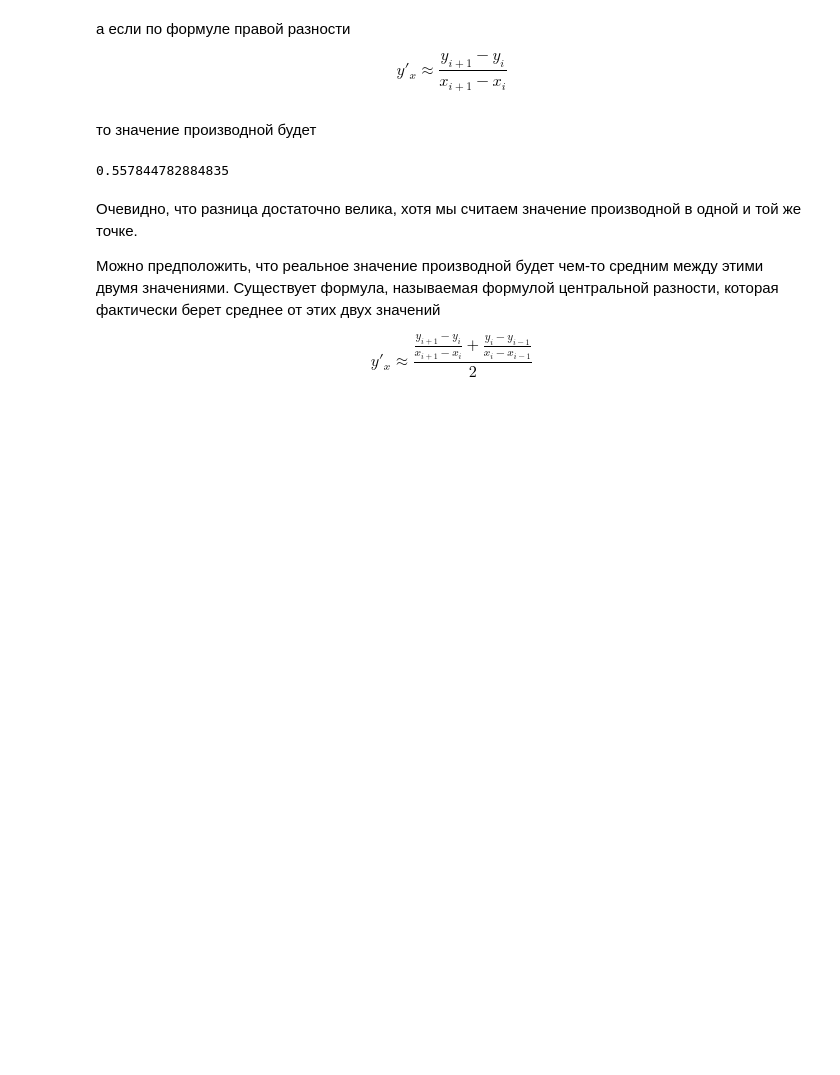
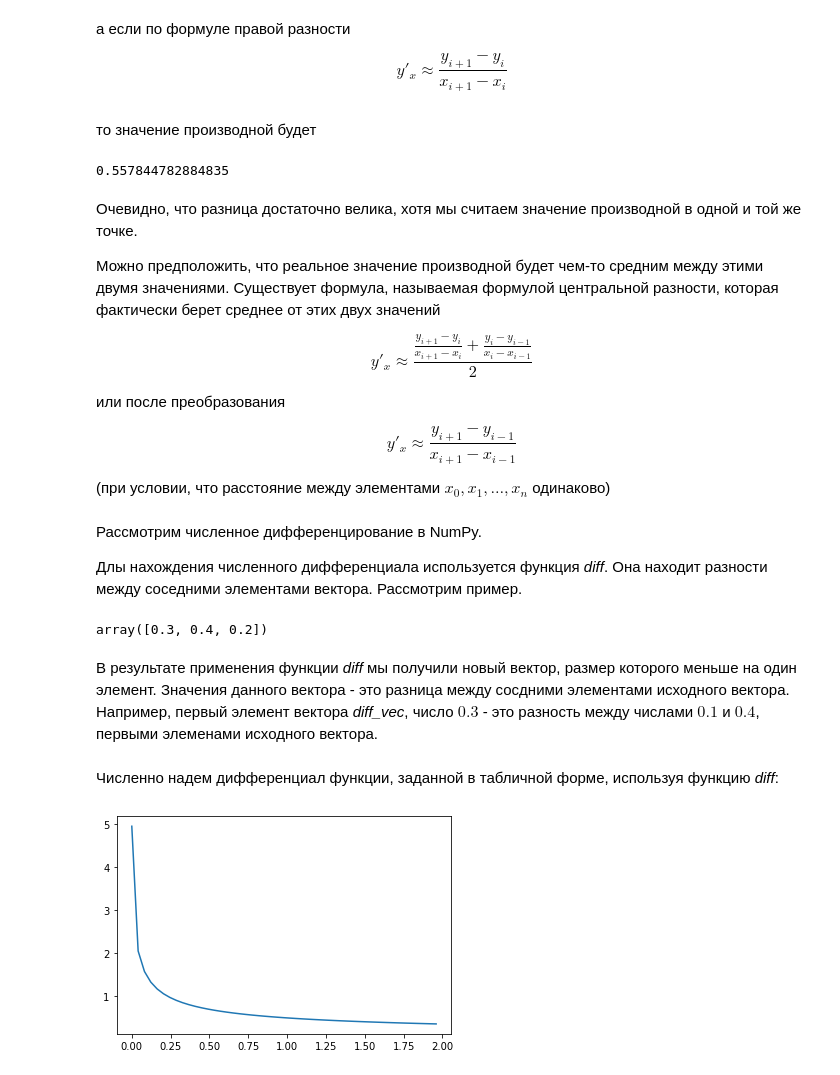
Before and after one commit to alsprogrammer/numerical_methods_course, a Jupyter notebook: Differentiate.ipynb, the cells around one changed output. Saved outputs shown, nothing was run; the diff lists cells and outputs as text; code cells hidden in the pictures; blank space fills up the shorter version.

```diff
--- a/Differentiate.ipynb
+++ b/Differentiate.ipynb
@@ -46,14 +46,11 @@ import matplotlib.pyplot as plt
 import math
 %matplotlib inline
 
-def square(x):
-    return math.pow(x, 0.5)
-
-xs = np.linspace(0, 2)
-ys = [square(x) for x in xs]
+xs = np.linspace(0, 2) #  функция генерирует вектор от 0 до 2, состоящий из 50 элементов
+ys = np.power(xs, 0.5) #  функция возводит каждый элемент вектора xs в степень 1/2
 
 fig = plt.figure()
-plt.plot(xs, ys)
+plt.plot(xs, ys) #  строим график значений xs и ys
 plt.axvline(x=xs[5], color='green')
 plt.axvline(x=xs[15], color='green')
 plt.axvline(x=xs[25], color='green')
@@ -62,7 +59,7 @@ plt.axhline(y=ys[5], color='red')
 plt.axhline(y=ys[15], color='red')
 plt.axhline(y=ys[25], color='red')
 
-plt.show()
+plt.show() #  выводим график на экран
 print('x0={},x1={},x2={}'.format(xs[5], xs[15], xs[25]))
 print('y0={},y1={},y2={}'.format(ys[5], ys[15], ys[25]))
 # %% [output]
@@ -105,3 +102,37 @@ $$
 $$
 y'_x \approx \frac {\frac {y_{i+1} - y_i} {x_{i+1} - x_i} + \frac {y_{i} - y_{i-1}} {x_{i} - x_{i-1}}} {2}
 $$
+
+или после преобразования
+
+$$
+y'_x \approx \frac {y_{i+1} - y_{i-1}} {x_{i+1} - x_{i-1}}
+$$
+
+(при условии, что расстояние между элементами $x_0, x_1, \ldots , x_n$ одинаково)
+# %% [markdown]
+Рассмотрим численное дифференцирование в NumPy.
+
+Длы нахождения численного дифференциала используется функция *diff*. Она находит разности между соседними элементами вектора. Рассмотрим пример.
+# %%
+vec = np.array([0.1, 0.4, 0.8, 1.0])
+diff_vec = np.diff(vec)
+diff_vec
+# %% [output]
+array([0.3, 0.4, 0.2])
+# %% [markdown]
+В результате применения функции *diff* мы получили новый вектор, размер которого меньше на один элемент. Значения данного вектора - это разница между сосдними элементами исходного вектора. Например, первый элемент вектора *diff_vec*, число $0.3$ - это разность между числами $0.1$ и $0.4$, первыми элеменами исходного вектора.
+# %% [markdown]
+Численно надем дифференциал функции, заданной в табличной форме, используя функцию *diff*:
+# %%
+diff_xs = np.diff(xs)
+diff_ys = np.diff(ys)
+
+diff = diff_ys / diff_xs
+diff_x = xs[:-1] # выбираем из вектора xs все элементы за исключением последнего
+
+fig = plt.figure()
+plt.plot(diff_x, diff)
+plt.show()
+# %% [output]
+[figure, added]
```
Also changed, not shown: parts of 6 cells of this notebook.
